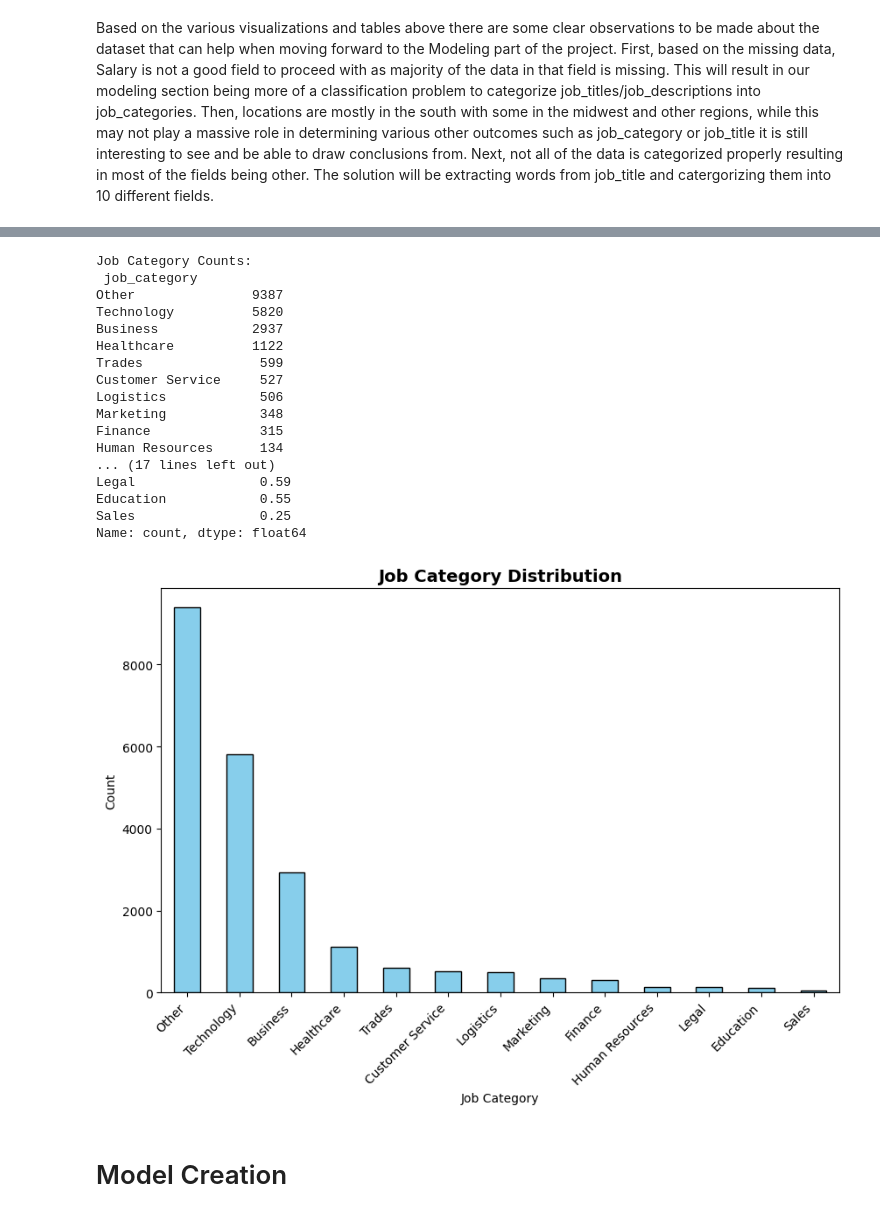
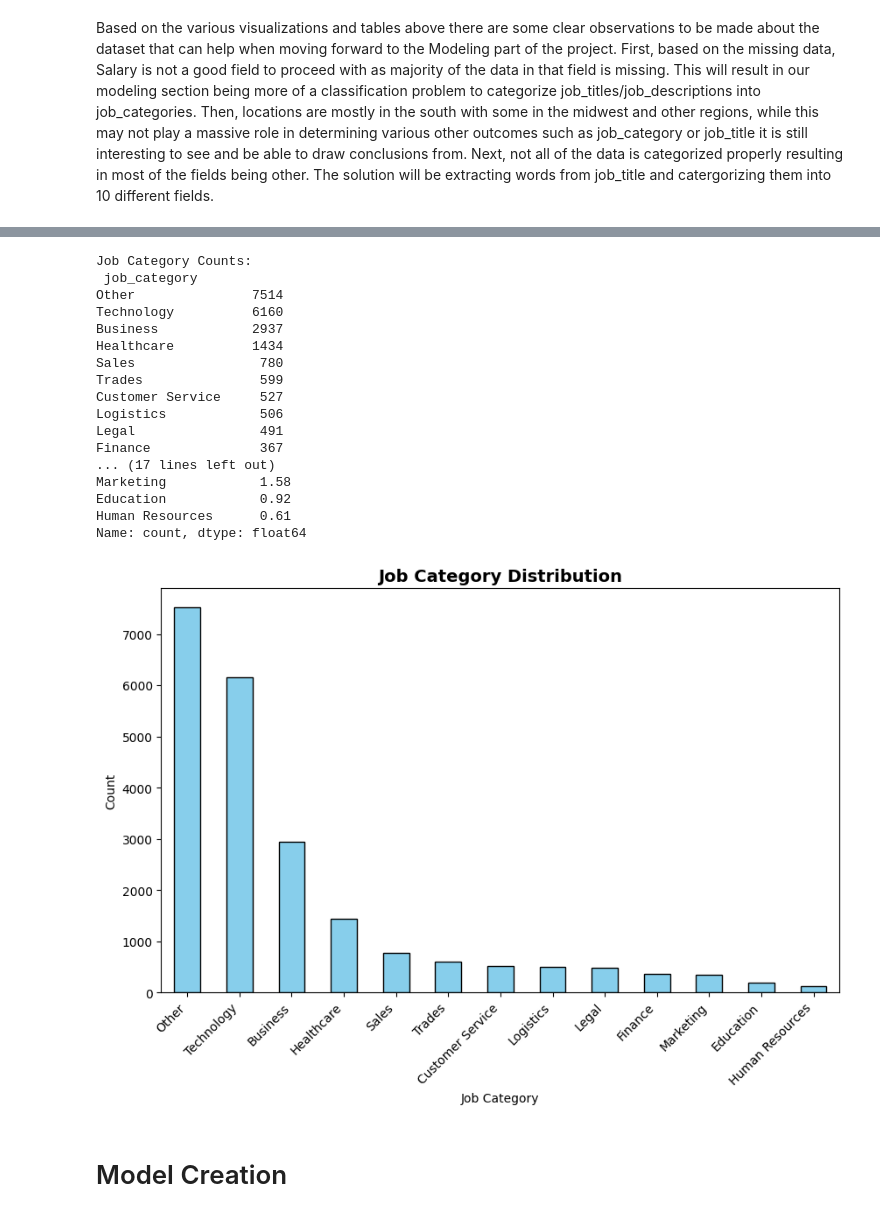
Before and after one commit to PTucc327/Job_Market_Analysis, a Jupyter notebook: job_market_analysis.ipynb, the cells around one changed output, grey strips where cells are left out. Drawn from its saved outputs; the diff is of its cells as text; code cells hidden in the pictures.

```diff
--- a/job_market_analysis.ipynb
+++ b/job_market_analysis.ipynb
@@ -91,7 +81,7 @@ Goals for this section:
 3. Inspect distributions for title frequency, location, and salary (where available).
 # %%
 # Load data
-df = pd.read_csv("monster_com-job_sample.csv", parse_dates=["date_added"], engine='python')
+df = pd.read_csv("monster_com-job_sample.csv", parse_dates=["date_added"], on_bad_lines='skip')
 
 # View first 10 rows
 print(f"Dataset contains {df.shape[0]} rows and {df.shape[1]} columns.\n")
@@ -809,0 +854,28 @@ Based on the various visualizations and tables above there are some clear observ
+# %%
+from transformers import pipeline
+from tqdm.notebook import tqdm # For a nice progress bar
+
+# 2. Filter for only the 'Other' rows to save time
+other_df = df[df['job_category'] == 'Other'].copy()
+descriptions = other_df['job_description'].str[:500].tolist() # Truncate to save memory
+candidate_labels = ["Technology", "Healthcare", "Finance", "Sales", "Legal", "Education"]
+
+# 3. Process in batches (this is much faster)
+batch_size = 16
+new_labels = []
+
+print(f"Cleaning {len(descriptions)} rows in batches of {batch_size}...")
+
+for i in tqdm(range(0, len(descriptions), batch_size), desc="LLM Re-labeling"):
+    batch = descriptions[i : i + batch_size]
+    results = classifier(batch, candidate_labels)
+
+    # Only accept the new label if confidence is high (>0.7)
+    for res in results:
+        if res['scores'][0] > 0.7:
+            new_labels.append(res['labels'][0])
+        else:
+            new_labels.append("Other") # Keep as 'Other' if the LLM is unsure
+
+# 4. Map back to the dataframe
+other_df['refined_industry'] = new_labels
@@ -809,0 +885,3 @@ Based on the various visualizations and tables above there are some clear observ
+# %%
+# Update the original df with the refined industries
+df.loc[other_df.index, 'job_category'] = other_df['refined_industry']
@@ -810,40 +926,41 @@ Based on the various visualizations and tables above there are some clear observ
 # %%
 # Count categories
 category_counts = df['job_category'].value_counts()
 
 # Print raw counts
 print("Job Category Counts:\n", category_counts)
 
 # Percentage distribution
 print("\nPercentage Distribution:\n", (category_counts / len(df) * 100).round(2))
 
 # Plot distribution
 plt.figure(figsize=(10,6))
 category_counts.plot(kind='bar', color='skyblue', edgecolor='black')
 plt.title("Job Category Distribution",fontdict={'fontsize': 14, 'fontweight': 'bold'} )
 plt.xlabel("Job Category")
 plt.ylabel("Count")
-plt.xticks(rotation=45, ha='right')
+plt.xticks(rotation=45, ha="right", fontsize=10)
+plt.yticks(rotation=0, fontsize=10)
 plt.show()
 # %% [output]
 Job Category Counts:
  job_category
-Other               9387
-Technology          5820
+Other               7514
+Technology          6160
 Business            2937
-Healthcare          1122
+Healthcare          1434
+Sales                780
 Trades               599
 Customer Service     527
 Logistics            506
-Marketing            348
-Finance              315
-Human Resources      134
+Legal                491
+Finance              367
 ... (17 lines left out)
-Legal                0.59
-Education            0.55
-Sales                0.25
+Marketing            1.58
+Education            0.92
+Human Resources      0.61
 Name: count, dtype: float64
-[figure, old version]
+[figure, new version]
 # %% [markdown]
 # Model Creation
 # %%
```
Also changed, not shown: parts of 44 cells of this notebook, 5 other files.
